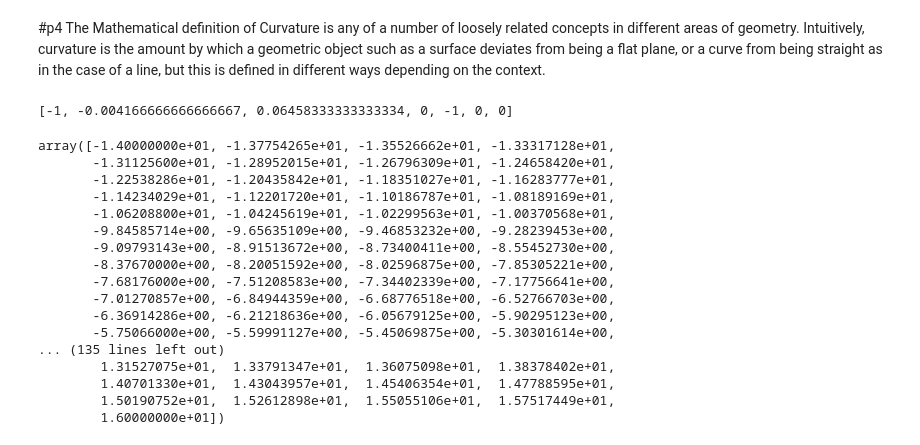
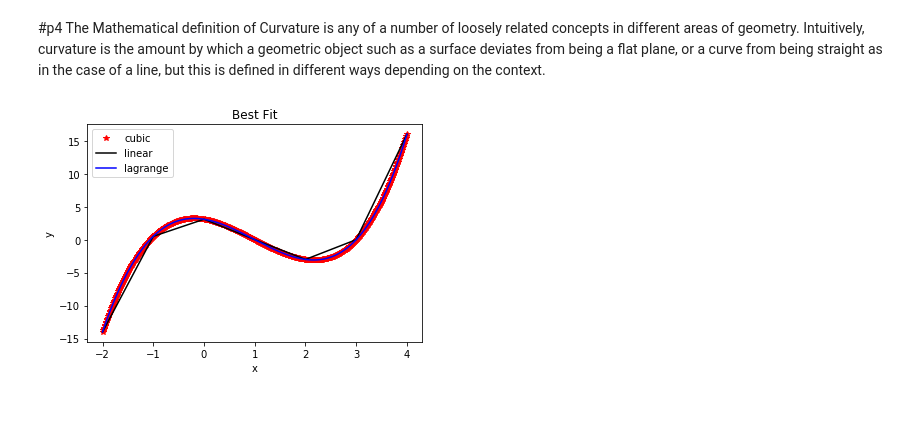
Before and after one commit to M-Terry/pyfiles, a Jupyter notebook: AeroSymHw2.ipynb, the cells around one changed output. Cells and saved outputs as stored; diff of their text form; code cells hidden in the pictures; blank space fills up the shorter version.

```diff
--- a/AeroSymHw2.ipynb
+++ b/AeroSymHw2.ipynb
@@ -52,29 +52,17 @@ y = [-14, 0.5, 3.1, 0, -3, 0, 16]
 xi = [i/100.0 for i in range(-200, 401, 1)]
 cia = pyFi.lagrange_coef(x,y)
 yia = pyFi.lagrange_eval(xi,x,cia)
-# %%
-print cia
-# %% [output]
-[-1, -0.004166666666666667, 0.06458333333333334, 0, -1, 0, 0]
-# %%
-from scipy.interpolate import interp1d
-myint =  interp1d(x, y,3)
-myint(xi)
-# %% [output]
-array([-1.40000000e+01, -1.37754265e+01, -1.35526662e+01, -1.33317128e+01,
-       -1.31125600e+01, -1.28952015e+01, -1.26796309e+01, -1.24658420e+01,
-       -1.22538286e+01, -1.20435842e+01, -1.18351027e+01, -1.16283777e+01,
-       -1.14234029e+01, -1.12201720e+01, -1.10186787e+01, -1.08189169e+01,
-       -1.06208800e+01, -1.04245619e+01, -1.02299563e+01, -1.00370568e+01,
-       -9.84585714e+00, -9.65635109e+00, -9.46853232e+00, -9.28239453e+00,
-       -9.09793143e+00, -8.91513672e+00, -8.73400411e+00, -8.55452730e+00,
-       -8.37670000e+00, -8.20051592e+00, -8.02596875e+00, -7.85305221e+00,
-       -7.68176000e+00, -7.51208583e+00, -7.34402339e+00, -7.17756641e+00,
-       -7.01270857e+00, -6.84944359e+00, -6.68776518e+00, -6.52766703e+00,
-       -6.36914286e+00, -6.21218636e+00, -6.05679125e+00, -5.90295123e+00,
-       -5.75066000e+00, -5.59991127e+00, -5.45069875e+00, -5.30301614e+00,
-... (135 lines left out)
-        1.31527075e+01,  1.33791347e+01,  1.36075098e+01,  1.38378402e+01,
-        1.40701330e+01,  1.43043957e+01,  1.45406354e+01,  1.47788595e+01,
-        1.50190752e+01,  1.52612898e+01,  1.55055106e+01,  1.57517449e+01,
-        1.60000000e+01])
+# %%
+from scipy.interpolate import interp1d
+myint =  interp1d(x, y,3)
+ycubic = myint(xi)
+myint =  interp1d(x, y)
+ylinear = myint(xi)
+plt.plot(xi,ycubic,'r*',xi,ylinear,'k',xi,yia,'b')
+plt.ylabel('y')
+plt.xlabel('x')
+plt.title('Best Fit')
+plt.legend(['cubic','linear','lagrange'])
+plt.show()
+# %% [output]
+[figure, added]
```
Also changed, not shown: parts of 2 cells of this notebook, 1 other file.
